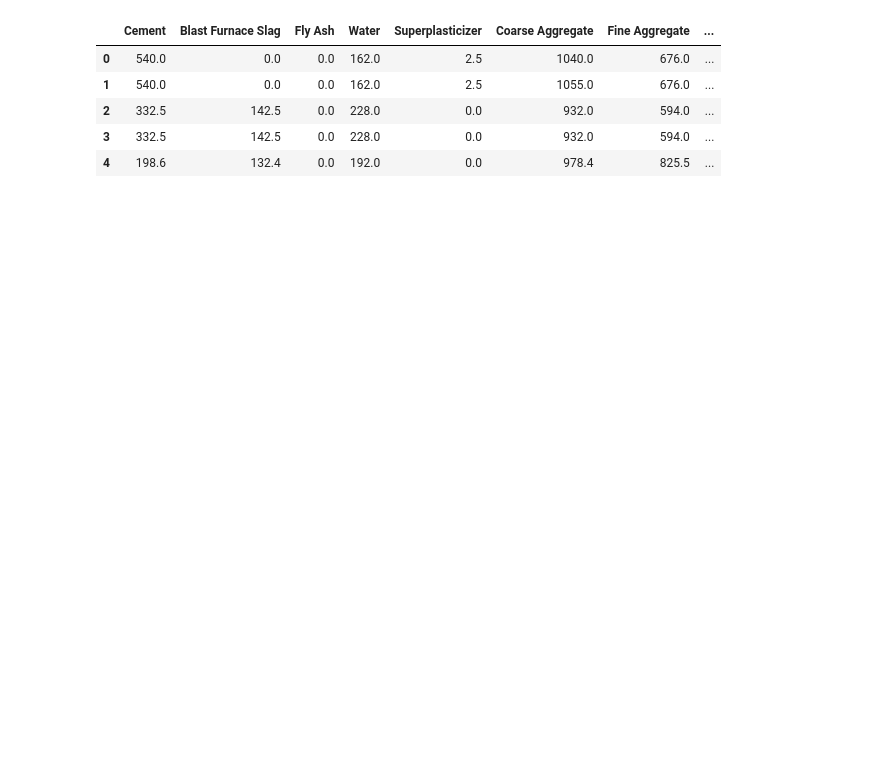
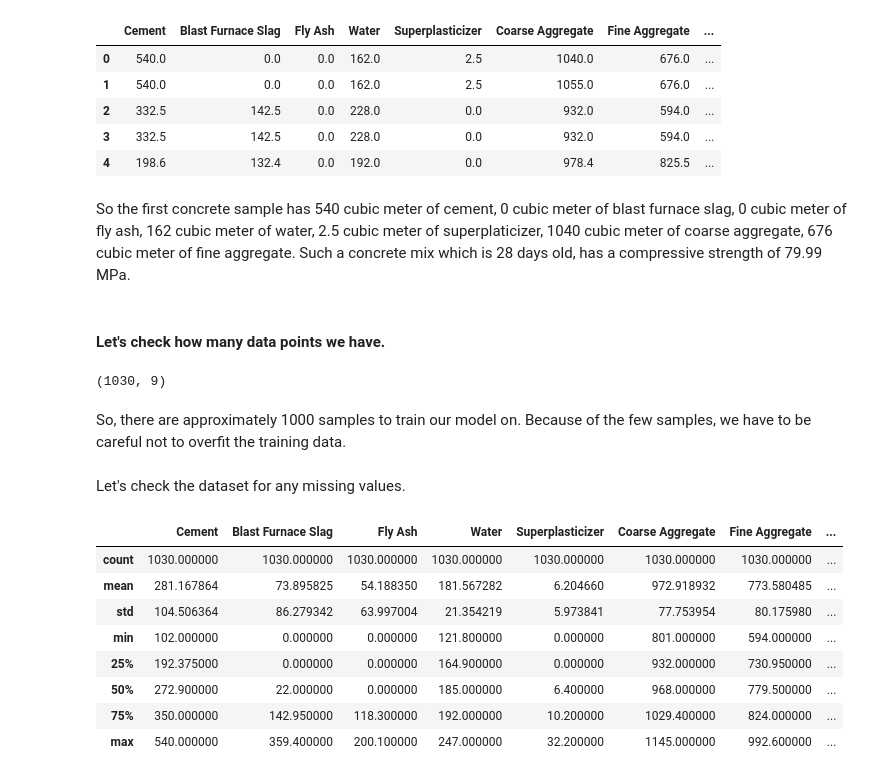
Before and after one commit to zkneupper/edx_dl_fundamentals, a Jupyter notebook: module_3/DL0101EN-3-1-Regression-with-Keras-py-v1.0_zk.ipynb, the cells around one changed output. Saved outputs shown, nothing was run; the diff lists cells and outputs as text; code cells hidden in the pictures; blank space fills up the shorter version.

```diff
--- a/module_3/DL0101EN-3-1-Regression-with-Keras-py-v1.0_zk.ipynb
+++ b/module_3/DL0101EN-3-1-Regression-with-Keras-py-v1.0_zk.ipynb
@@ -111,3 +100,27 @@ concrete_data.head()
 | 2 | 332.5 | 142.5 | 0.0 | 228.0 | 0.0 | 932.0 | 594.0 | ... |
 | 3 | 332.5 | 142.5 | 0.0 | 228.0 | 0.0 | 932.0 | 594.0 | ... |
 | 4 | 198.6 | 132.4 | 0.0 | 192.0 | 0.0 | 978.4 | 825.5 | ... |
+# %% [markdown]
+So the first concrete sample has 540 cubic meter of cement, 0 cubic meter of blast furnace slag, 0 cubic meter of fly ash, 162 cubic meter of water, 2.5 cubic meter of superplaticizer, 1040 cubic meter of coarse aggregate, 676 cubic meter of fine aggregate. Such a concrete mix which is 28 days old, has a compressive strength of 79.99 MPa.
+# %% [markdown]
+#### Let's check how many data points we have.
+# %%
+concrete_data.shape
+# %% [output]
+(1030, 9)
+# %% [markdown]
+So, there are approximately 1000 samples to train our model on. Because of the few samples, we have to be careful not to overfit the training data.
+# %% [markdown]
+Let's check the dataset for any missing values.
+# %%
+concrete_data.describe()
+# %% [output]
+|  | Cement | Blast Furnace Slag | Fly Ash | Water | Superplasticizer | Coarse Aggregate | Fine Aggregate | ... |
+| count | 1030.000000 | 1030.000000 | 1030.000000 | 1030.000000 | 1030.000000 | 1030.000000 | 1030.000000 | ... |
+| mean | 281.167864 | 73.895825 | 54.188350 | 181.567282 | 6.204660 | 972.918932 | 773.580485 | ... |
+| std | 104.506364 | 86.279342 | 63.997004 | 21.354219 | 5.973841 | 77.753954 | 80.175980 | ... |
+| min | 102.000000 | 0.000000 | 0.000000 | 121.800000 | 0.000000 | 801.000000 | 594.000000 | ... |
+| 25% | 192.375000 | 0.000000 | 0.000000 | 164.900000 | 0.000000 | 932.000000 | 730.950000 | ... |
+| 50% | 272.900000 | 22.000000 | 0.000000 | 185.000000 | 6.400000 | 968.000000 | 779.500000 | ... |
+| 75% | 350.000000 | 142.950000 | 118.300000 | 192.000000 | 10.200000 | 1029.400000 | 824.000000 | ... |
+| max | 540.000000 | 359.400000 | 200.100000 | 247.000000 | 32.200000 | 1145.000000 | 992.600000 | ... |
```
Also changed, not shown: parts of 36 cells of this notebook, 1 other file.
